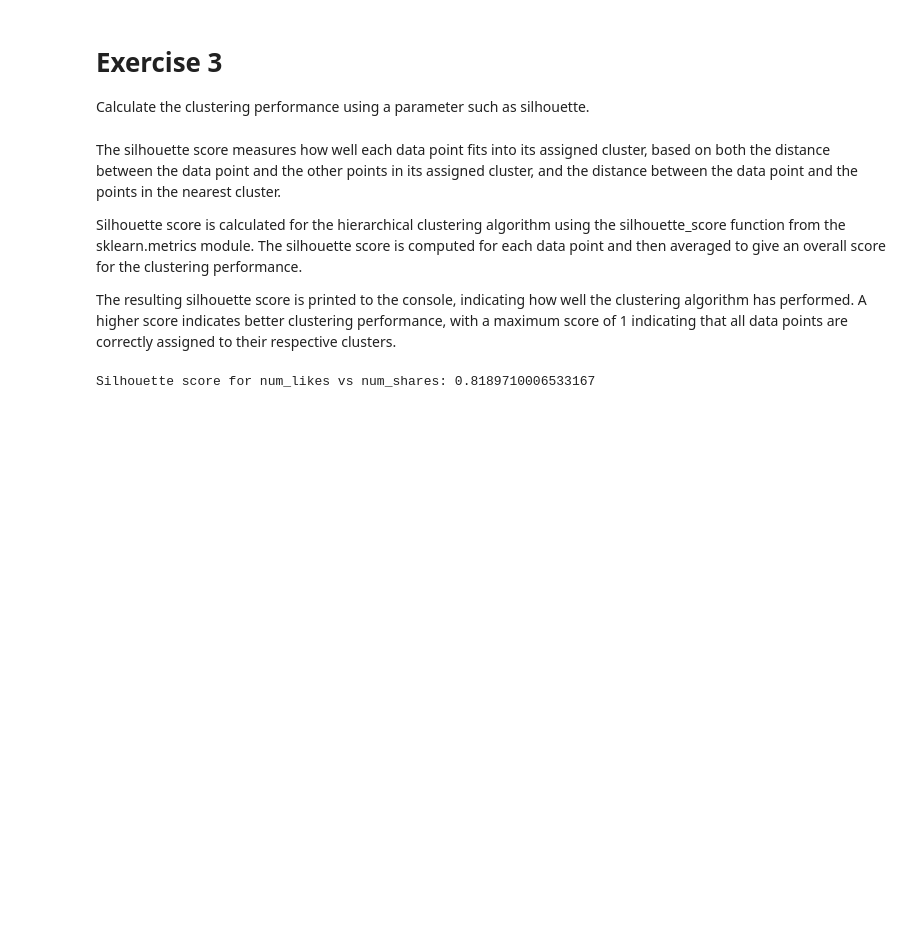
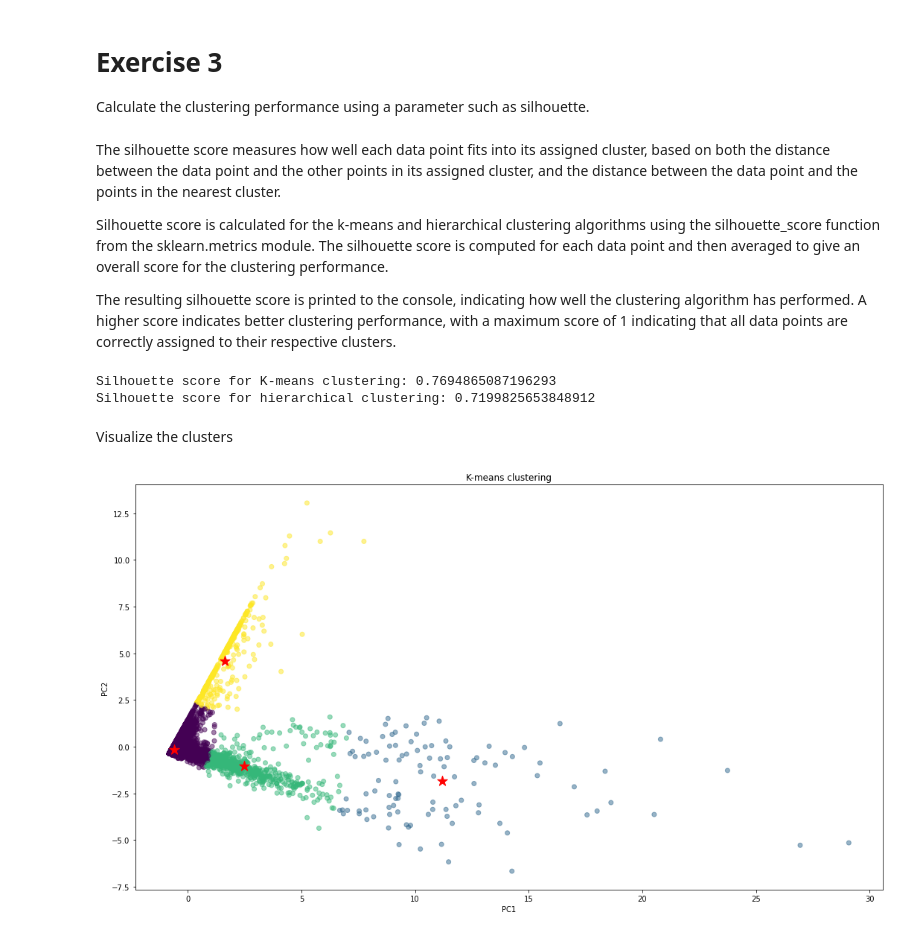
Before and after one commit to ddenebb/estructures_Dataframe, a Jupyter notebook: Tasca_M8_T01.ipynb, the cells around one changed output. Cells and saved outputs as stored; diff of their text form; code cells hidden in the pictures; blank space fills up the shorter version.

```diff
--- a/Tasca_M8_T01.ipynb
+++ b/Tasca_M8_T01.ipynb
@@ -230,0 +240,14 @@ plt.show()
+# %%
+# K-means clustering
+kmeans = KMeans(n_clusters=4, random_state=42)
+kmeans.fit(df_pca)
+labels_kmeans = kmeans.labels_
+
+
+pred_y = kmeans.fit_predict(df_pca)
+
+# Add cluster labels to the original dataframe
+df['Cluster'] = pred_y
+
+# Print the number of records in each cluster
+print(df['Cluster'].value_counts())
@@ -235,15 +287,31 @@ Calculate the clustering performance using a parameter such as silhouette.
 # %% [markdown]
 The silhouette score measures how well each data point fits into its assigned cluster, based on both the distance between the data point and the other points in its assigned cluster, and the distance between the data point and the points in the nearest cluster.
 
-Silhouette score is calculated for the hierarchical clustering algorithm using the silhouette_score function from the sklearn.metrics module. The silhouette score is computed for each data point and then averaged to give an overall score for the clustering performance.
+Silhouette score is calculated for the k-means and hierarchical clustering algorithms using the silhouette_score function from the sklearn.metrics module. The silhouette score is computed for each data point and then averaged to give an overall score for the clustering performance.
 
 The resulting silhouette score is printed to the console, indicating how well the clustering algorithm has performed. A higher score indicates better clustering performance, with a maximum score of 1 indicating that all data points are correctly assigned to their respective clusters.
-# %%
-
-# Import library silhouette score
-from sklearn.metrics import silhouette_score
-# Calculate silhouette score
-sil_score = silhouette_score(scaled_df, pred_y)
-print(f"Silhouette score for {col[0]} vs {col[1]}: {sil_score}")
-# %% [output]
-Silhouette score for num_likes vs num_shares: 0.8189710006533167
+# %%
+from sklearn.metrics import silhouette_score
+silhouette_kmeans = silhouette_score(df_pca, labels_kmeans)
+silhouette_hclustering = silhouette_score(df_pca, labels_hclustering)
+print("Silhouette score for K-means clustering:", silhouette_kmeans)
+print("Silhouette score for hierarchical clustering:", silhouette_hclustering)
+# %% [output]
+Silhouette score for K-means clustering: 0.7694865087196293
+Silhouette score for hierarchical clustering: 0.7199825653848912
+# %% [markdown]
+Visualize the clusters
+# %%
+# Set figure size
+plt.figure(figsize=(18,10))
+
+# Plot K-means clustering with centroids
+centroids_kmeans = kmeans.cluster_centers_
+plt.scatter(df_pca[:, 0], df_pca[:, 1], c=labels_kmeans, alpha=0.5)
+plt.scatter(centroids_kmeans[:, 0], centroids_kmeans[:, 1], c='red', marker='*', s=200)
+plt.xlabel("PC1")
+plt.ylabel("PC2")
+plt.title("K-means clustering")
+plt.show()
+# %% [output]
+[figure, added]
```
Also changed, not shown: parts of 34 cells of this notebook.
